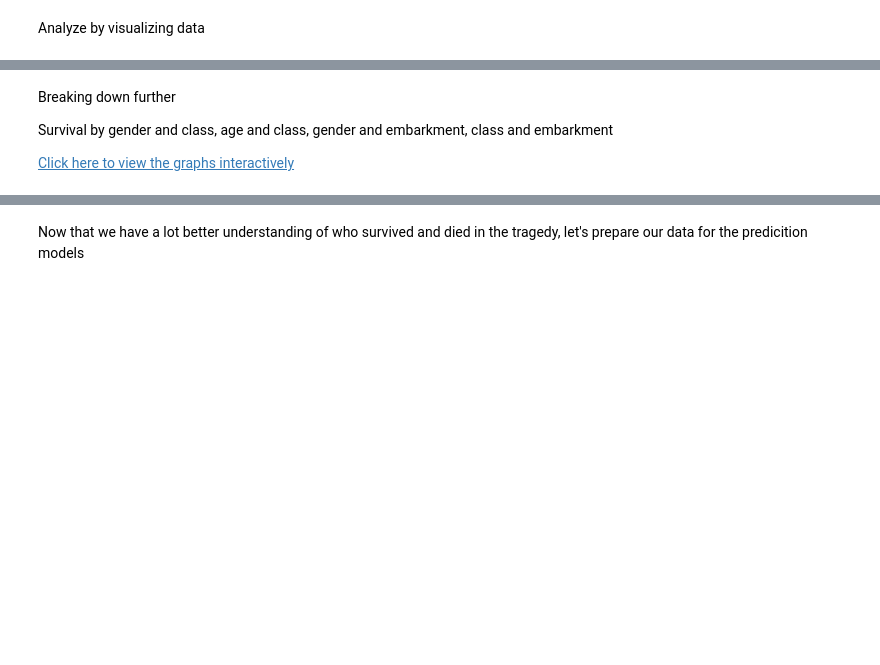
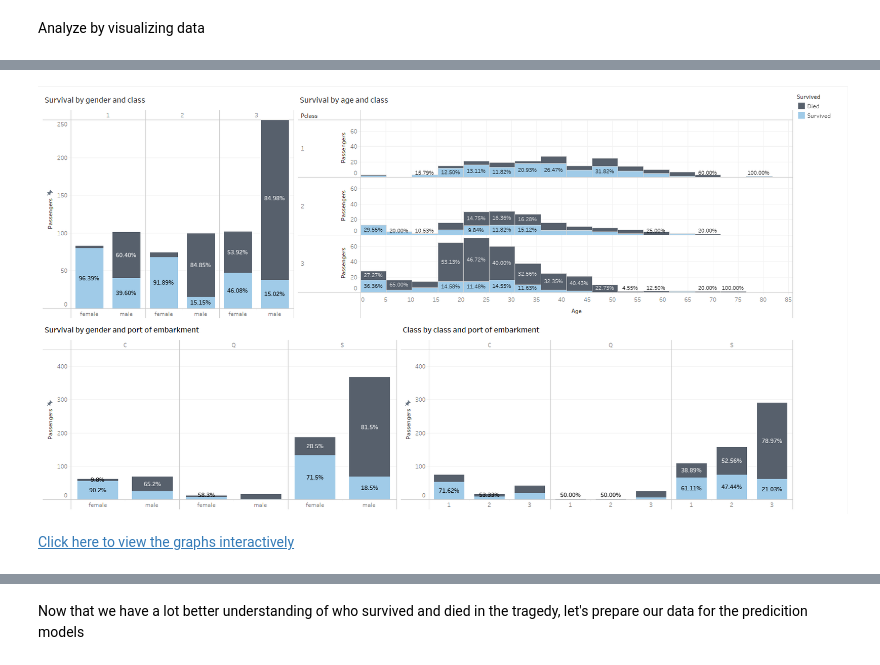
Before and after one commit to petragalicz/Titanic, a Jupyter notebook: titanic_without_formatting.ipynb, the cells around one changed output, grey strips where cells are left out. Saved outputs shown, nothing was run; the diff lists cells and outputs as text; code cells hidden in the pictures; blank space fills up the shorter version.

```diff
--- a/titanic_without_formatting.ipynb
+++ b/titanic_without_formatting.ipynb
@@ -186,7 +190,9 @@ Survival by age, ticket class, gender, port of embarkment and ticket price
 [Click here to view the graphs interactively](https://public.tableau.com/app/profile/petra.galicz/viz/survivalratebyfeatures/Dashboard1)
+# %%
+# Breaking down further
+# survival by gender and class, age and class, gender and embarkment, class and embarkment
+display.Image(r".\Tableau visualisation\survival rate by features-breakdown.png")
+# %% [output]
+[figure, added]
 # %% [markdown]
-Breaking down further
-
-Survival by gender and class, age and class, gender and embarkment, class and embarkment
-
 [Click here to view the graphs interactively](https://public.tableau.com/app/profile/petra.galicz/viz/survivalratebyfeatures-breakdown/Dashboard2)
```
Also changed, not shown: parts of 5 cells of this notebook.
